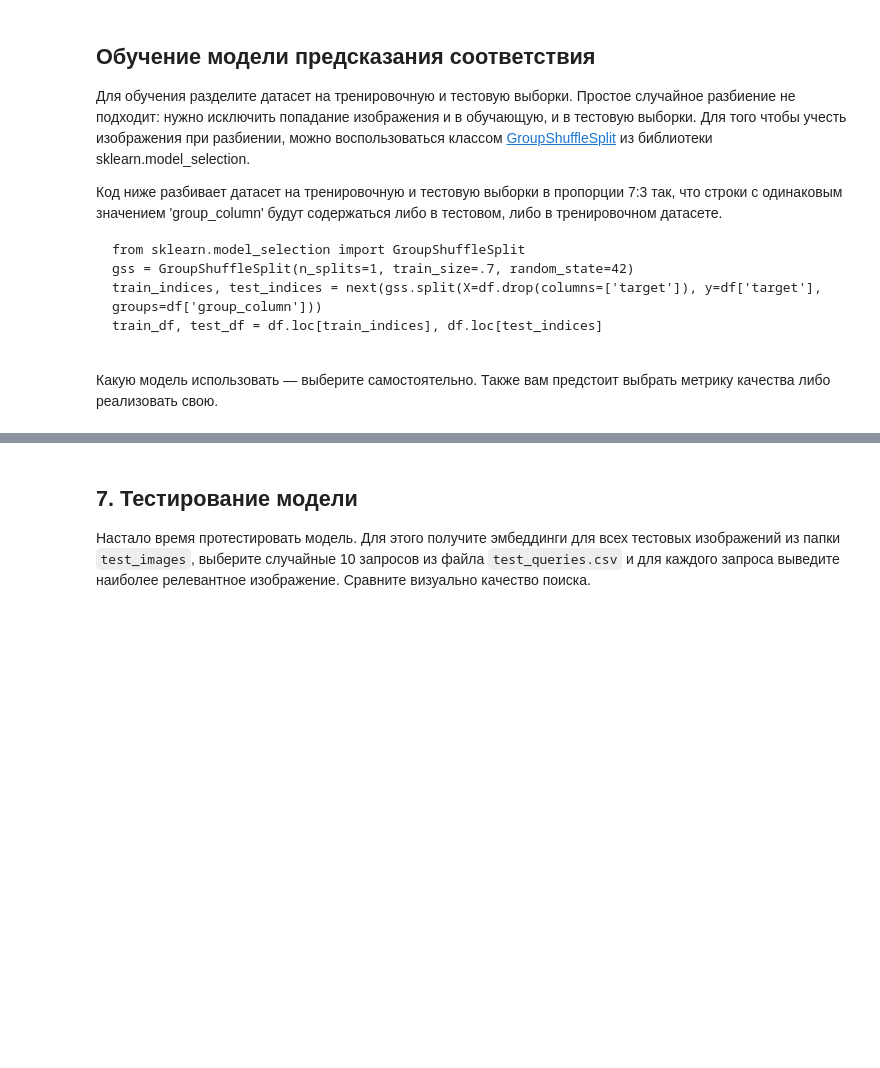
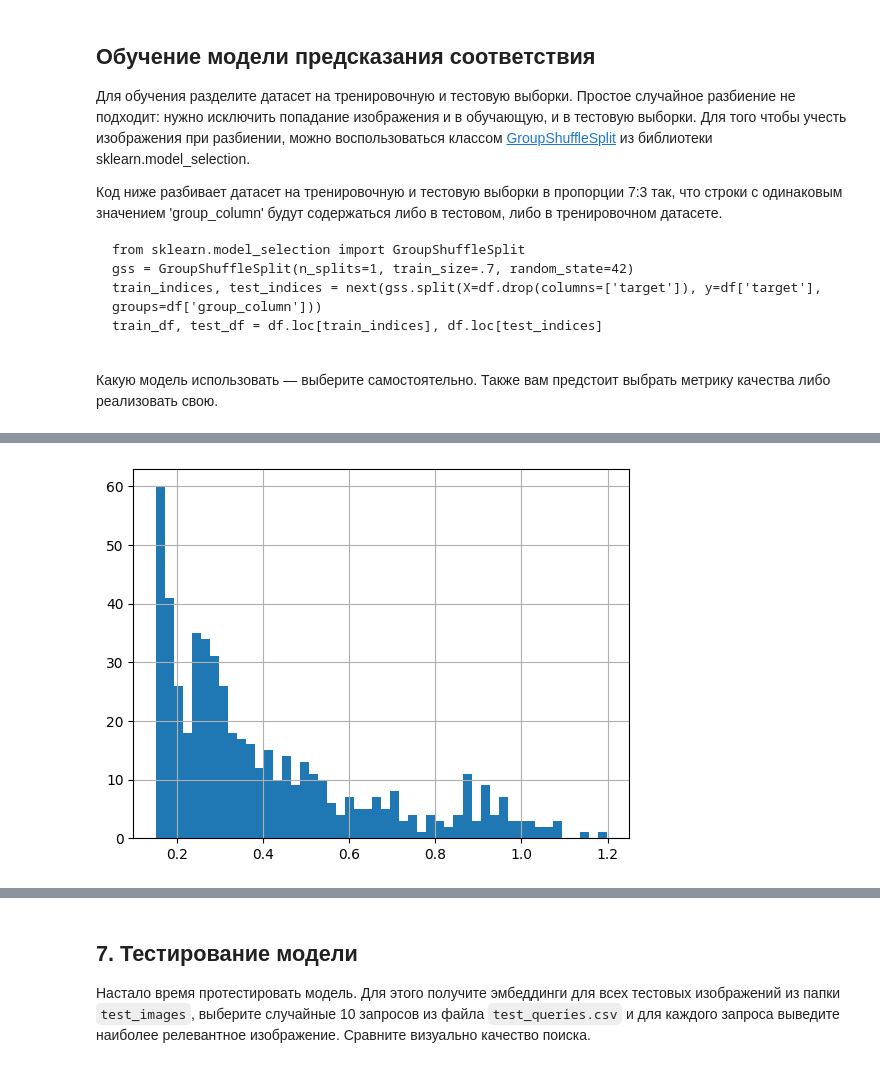
Before and after one commit to kirillva/project04, a Jupyter notebook: index.ipynb, the cells around one changed output, grey strips where cells are left out. Cells and saved outputs as stored; diff of their text form; code cells hidden in the pictures; blank space fills up the shorter version.

```diff
--- a/index.ipynb
+++ b/index.ipynb
@@ -656,2 +659,3 @@ Epoch 10/10
 # %%
 y_true = list(test_df['target'])
+y_pred = model.predict(pd.DataFrame(test_df['features'].to_list()).add_prefix('feature_')).flatten()
@@ -658,2 +670,0 @@ y_true = list(test_df['target'])
-# %%
-y_pred = model.predict(pd.DataFrame(test_df['features'].to_list()).add_prefix('feature_'))
@@ -661,0 +671,6 @@ y_pred = model.predict(pd.DataFrame(test_df['features'].to_list()).add_prefix('f
+# %%
+plt.hist(y_pred, bins=50)
+plt.grid()
+None
+# %% [output]
+[figure, added]
```
Also changed, not shown: parts of 53 cells of this notebook.
